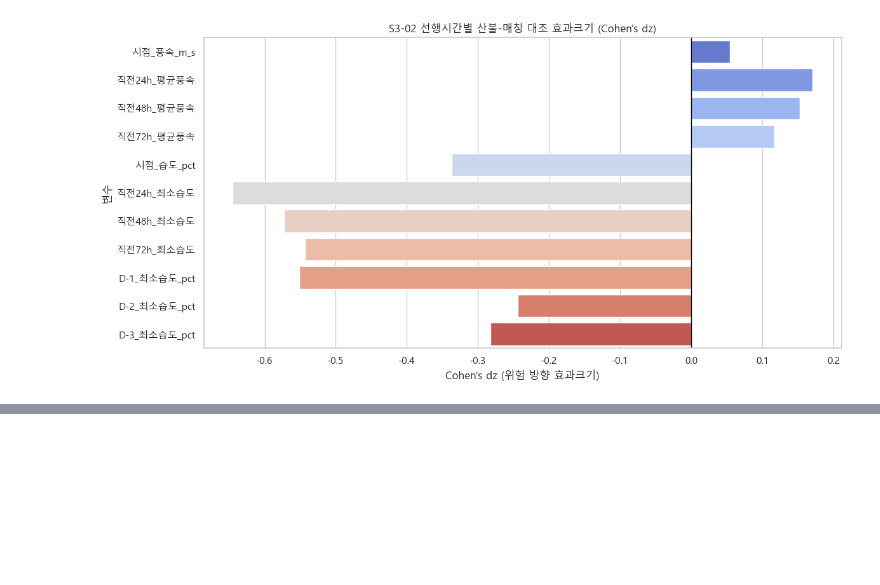
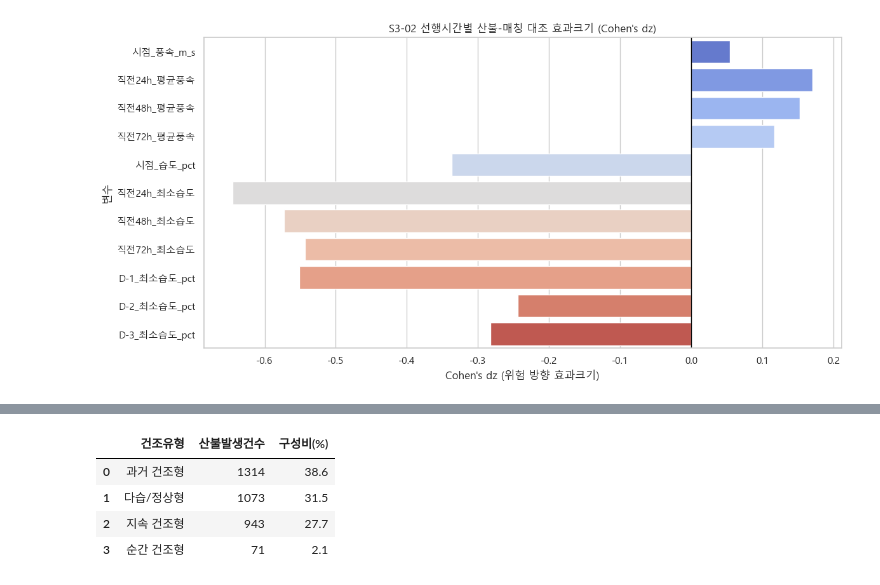
Before and after one commit to Max-JI64/farm-system-public-02, a Jupyter notebook: jsw/강원_재_EDA/Step3_산불발생_선행기상및국지임계치_심화분석.ipynb, the cells around one changed output, grey strips where cells are left out. Saved outputs shown, nothing was run; the diff lists cells and outputs as text; code cells hidden in the pictures; blank space fills up the shorter version.

```diff
--- a/jsw/강원_재_EDA/Step3_산불발생_선행기상및국지임계치_심화분석.ipynb
+++ b/jsw/강원_재_EDA/Step3_산불발생_선행기상및국지임계치_심화분석.ipynb
@@ -461,0 +466,33 @@ Passing `palette` without assigning `hue` is deprecated and will be removed in v
+# %%
+# 건조 기준을 습도 35% 이하로 설정 (건조주의보 기준 참고)
+DRY_THRESHOLD = 35
+
+def classify_dry_type(row):
+    past_dry = row['직전24h_최소습도'] <= DRY_THRESHOLD
+    current_dry = row['시점_습도_pct'] <= DRY_THRESHOLD
+
+    if past_dry and current_dry:
+        return '지속 건조형'
+    elif (not past_dry) and current_dry:
+        return '순간 건조형'
+    elif past_dry and (not current_dry):
+        return '과거 건조형'
+    else:
+        return '다습/정상형'
+
+# fire_weather 전체 사용
+s3_03_df = fire_weather.dropna(subset=['직전24h_최소습도', '시점_습도_pct']).copy()
+s3_03_df['건조유형'] = s3_03_df.apply(classify_dry_type, axis=1)
+
+dry_type_counts = s3_03_df['건조유형'].value_counts().reset_index()
+dry_type_counts.columns = ['건조유형', '산불발생건수']
+dry_type_counts['구성비(%)'] = (dry_type_counts['산불발생건수'] / len(s3_03_df) * 100).round(1)
+
+dry_type_counts.to_csv('outputs/Step3/tables/S3-03_dry_type_distribution.csv', index=False, encoding='utf-8-sig')
+display(dry_type_counts)
+# %% [output]
+|  | 건조유형 | 산불발생건수 | 구성비(%) |
+| 0 | 과거 건조형 | 1314 | 38.6 |
+| 1 | 다습/정상형 | 1073 | 31.5 |
+| 2 | 지속 건조형 | 943 | 27.7 |
+| 3 | 순간 건조형 | 71 | 2.1 |
```
Also changed, not shown: parts of 2 cells of this notebook, 3 other files.
